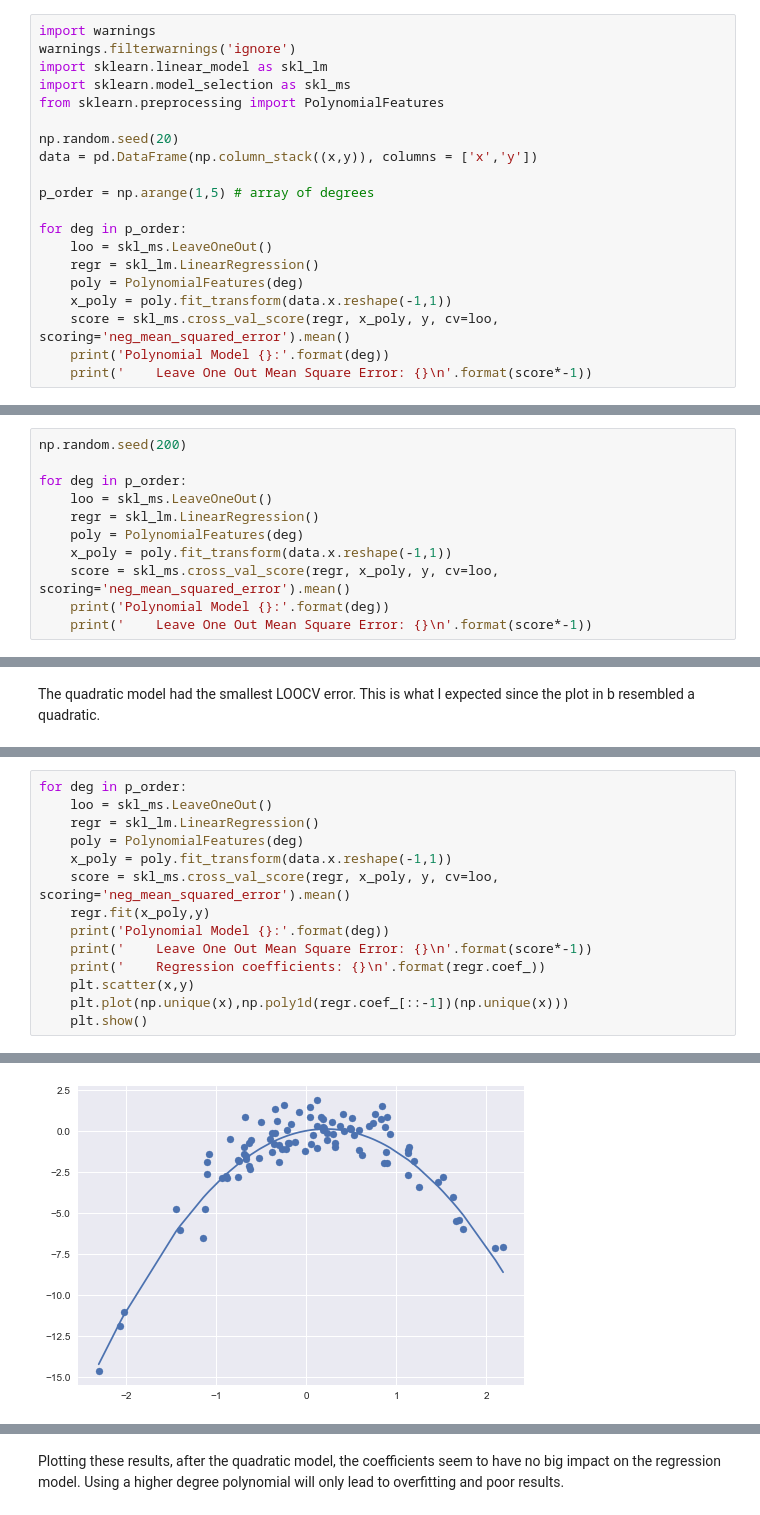
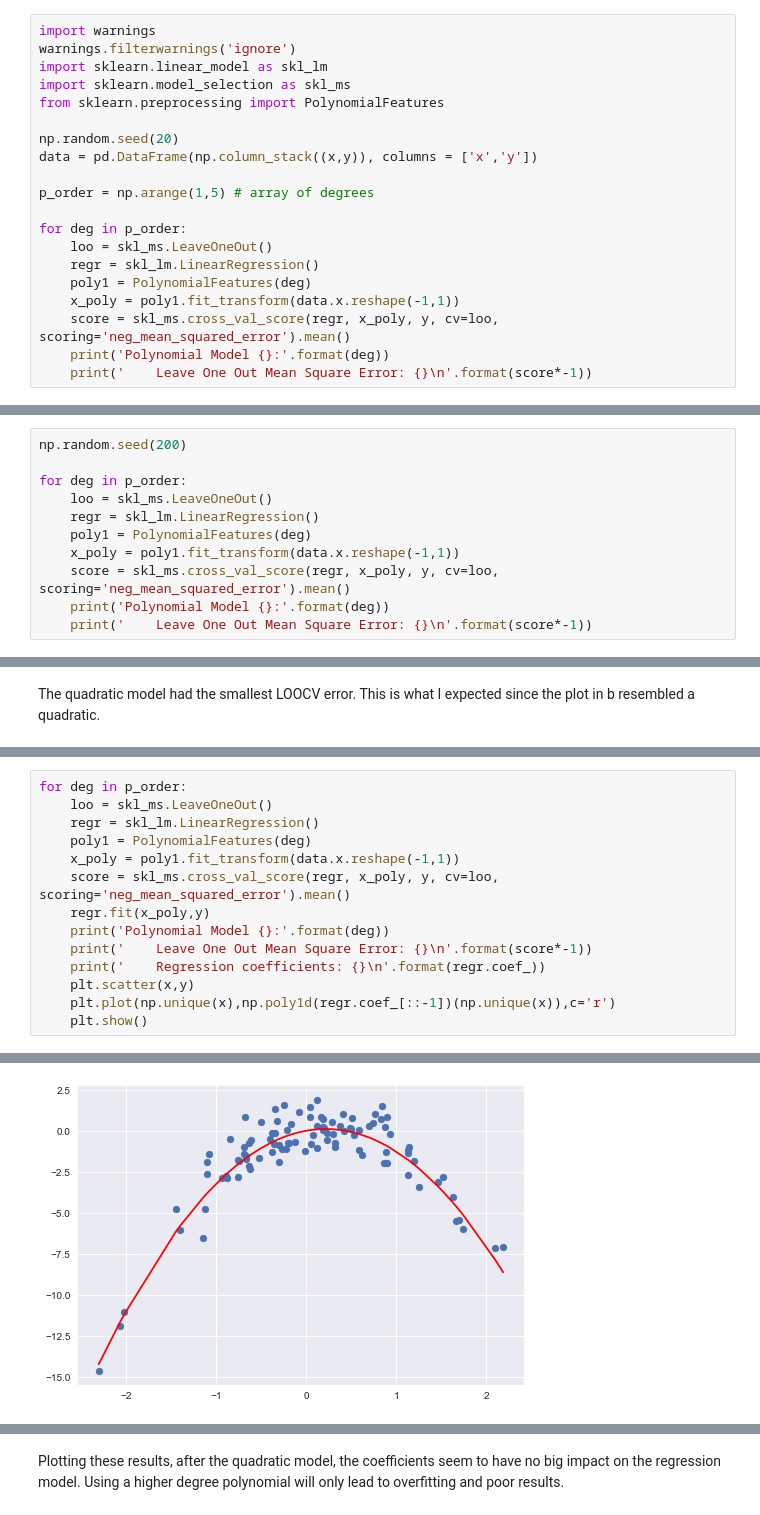
Before and after one commit to carolineeeyao/DSLAB, a Jupyter notebook: Lab5/Lab5.ipynb, the cells around one changed output, grey strips where cells are left out. Cells and saved outputs as stored; diff of their text form.

```diff
--- a/Lab5/Lab5.ipynb
+++ b/Lab5/Lab5.ipynb
@@ -520,8 +520,8 @@ p_order = np.arange(1,5) # array of degrees
 for deg in p_order:
     loo = skl_ms.LeaveOneOut()
     regr = skl_lm.LinearRegression()
-    poly = PolynomialFeatures(deg)
-    x_poly = poly.fit_transform(data.x.reshape(-1,1))
+    poly1 = PolynomialFeatures(deg)
+    x_poly = poly1.fit_transform(data.x.reshape(-1,1))
     score = skl_ms.cross_val_score(regr, x_poly, y, cv=loo, scoring='neg_mean_squared_error').mean()
     print('Polynomial Model {}:'.format(deg))
     print('    Leave One Out Mean Square Error: {}\n'.format(score*-1))
@@ -545,8 +545,8 @@ np.random.seed(200)
 for deg in p_order:
     loo = skl_ms.LeaveOneOut()
     regr = skl_lm.LinearRegression()
-    poly = PolynomialFeatures(deg)
-    x_poly = poly.fit_transform(data.x.reshape(-1,1))
+    poly1 = PolynomialFeatures(deg)
+    x_poly = poly1.fit_transform(data.x.reshape(-1,1))
     score = skl_ms.cross_val_score(regr, x_poly, y, cv=loo, scoring='neg_mean_squared_error').mean()
     print('Polynomial Model {}:'.format(deg))
     print('    Leave One Out Mean Square Error: {}\n'.format(score*-1))
@@ -572,15 +576,15 @@ The quadratic model had the smallest LOOCV error. This is what I expected since
 for deg in p_order:
     loo = skl_ms.LeaveOneOut()
     regr = skl_lm.LinearRegression()
-    poly = PolynomialFeatures(deg)
-    x_poly = poly.fit_transform(data.x.reshape(-1,1))
+    poly1 = PolynomialFeatures(deg)
+    x_poly = poly1.fit_transform(data.x.reshape(-1,1))
     score = skl_ms.cross_val_score(regr, x_poly, y, cv=loo, scoring='neg_mean_squared_error').mean()
     regr.fit(x_poly,y)
     print('Polynomial Model {}:'.format(deg))
     print('    Leave One Out Mean Square Error: {}\n'.format(score*-1))
     print('    Regression coefficients: {}\n'.format(regr.coef_))
     plt.scatter(x,y)
-    plt.plot(np.unique(x),np.poly1d(regr.coef_[::-1])(np.unique(x)))
+    plt.plot(np.unique(x),np.poly1d(regr.coef_[::-1])(np.unique(x)),c='r')
     plt.show()
 # %% [output]
 Polynomial Model 1:
@@ -591,8 +595,8 @@ Polynomial Model 1:
 Polynomial Model 2:
     Leave One Out Mean Square Error: 0.982402047529
 
     Regression coefficients: [ 0.          0.98934516 -2.25942129]
-[figure, old version]
+[figure, new version]
 Polynomial Model 3:
     Leave One Out Mean Square Error: 0.981756824724
 
```
Also changed, not shown: parts of 16 cells of this notebook.
